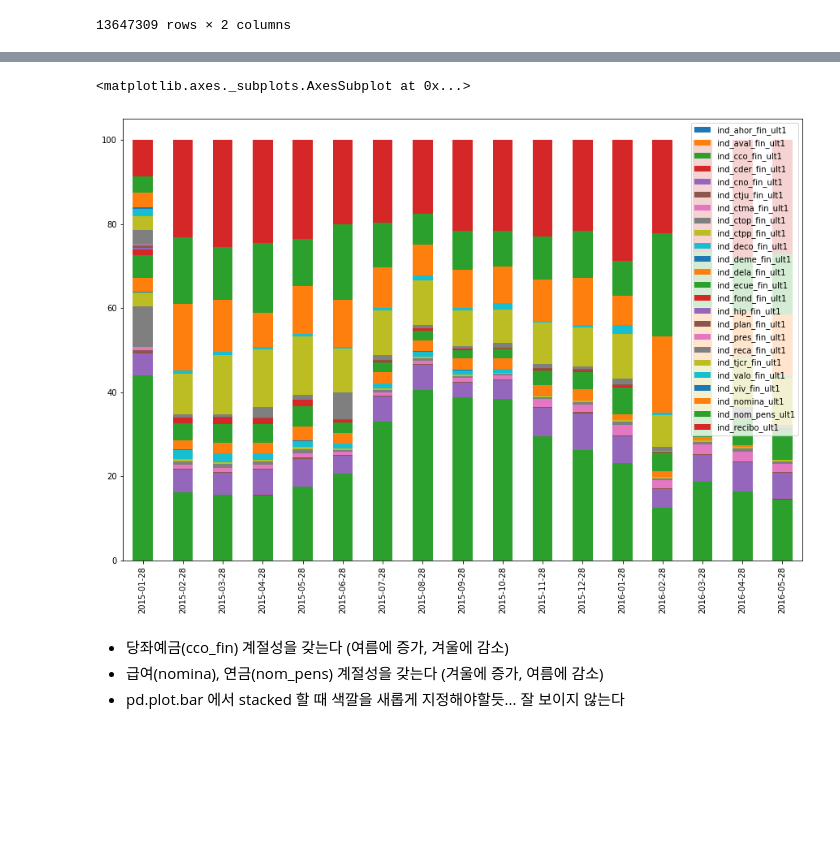
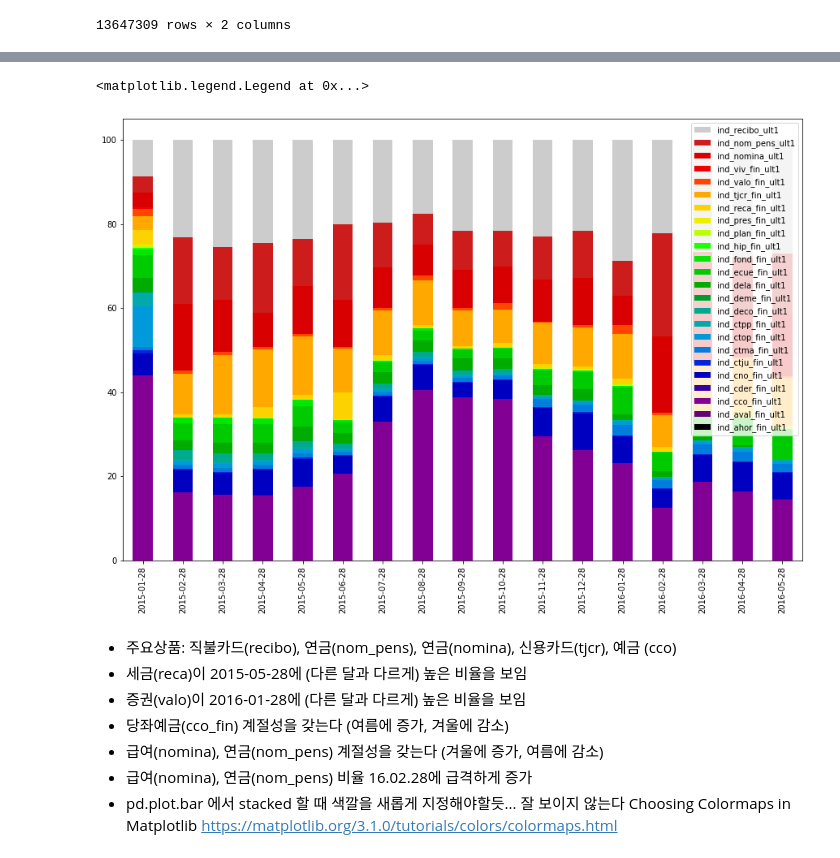
Before and after one commit to 12jeong/Kaggle-beginner, a Jupyter notebook: Santander-Product-Recommendation-Competition/EDA.ipynb, the cells around one changed output, grey strips where cells are left out. Cells and saved outputs as stored; diff of their text form; code cells hidden in the pictures; blank space fills up the shorter version.

Commit message:
choosing plot.bar Colormaps

```diff
--- a/Santander-Product-Recommendation-Competition/EDA.ipynb
+++ b/Santander-Product-Recommendation-Competition/EDA.ipynb
@@ -401,13 +403,21 @@ label_over_time_df.iloc[1:].plot.bar(stacked=True) # "2015-01-28 제외"
 # %%
 label_over_time_df2 = label_over_time_df.apply(lambda x: 100*x/x.sum(), axis=1)
 label_over_time_df2.index = months
 label_over_time_df2.columns = prod_cols
 plt.rcParams["figure.figsize"] = (15,10)
-label_over_time_df2.plot.bar(stacked=True)
+ax = label_over_time_df2.plot.bar(stacked=True,cmap=plt.cm.get_cmap("nipy_spectral"))
+handles, labels = ax.get_legend_handles_labels()
+ax.legend(reversed(handles), reversed(labels), loc='upper right') # Reverse legend order pandas plot
 # %% [output]
-<matplotlib.axes._subplots.AxesSubplot at 0x...>
+<matplotlib.legend.Legend at 0x...>
-[figure, old version]
+[figure, new version]
 # %% [markdown]
+- 주요상품: 직불카드(recibo), 연금(nom_pens), 연금(nomina), 신용카드(tjcr), 예금 (cco)
+- 세금(reca)이 2015-05-28에 (다른 달과 다르게) 높은 비율을 보임
+- 증권(valo)이 2016-01-28에 (다른 달과 다르게) 높은 비율을 보임
 - 당좌예금(cco_fin) 계절성을 갖는다 (여름에 증가, 겨울에 감소)
 - 급여(nomina), 연금(nom_pens) 계절성을 갖는다 (겨울에 증가, 여름에 감소)
+- 급여(nomina), 연금(nom_pens) 비율 16.02.28에 급격하게 증가
 - pd.plot.bar 에서 stacked 할 때 색깔을 새롭게 지정해야할듯... 잘 보이지 않는다
+    Choosing Colormaps in Matplotlib
+    https://matplotlib.org/3.1.0/tutorials/colors/colormaps.html
```
Also changed, not shown: parts of 2 cells of this notebook.
